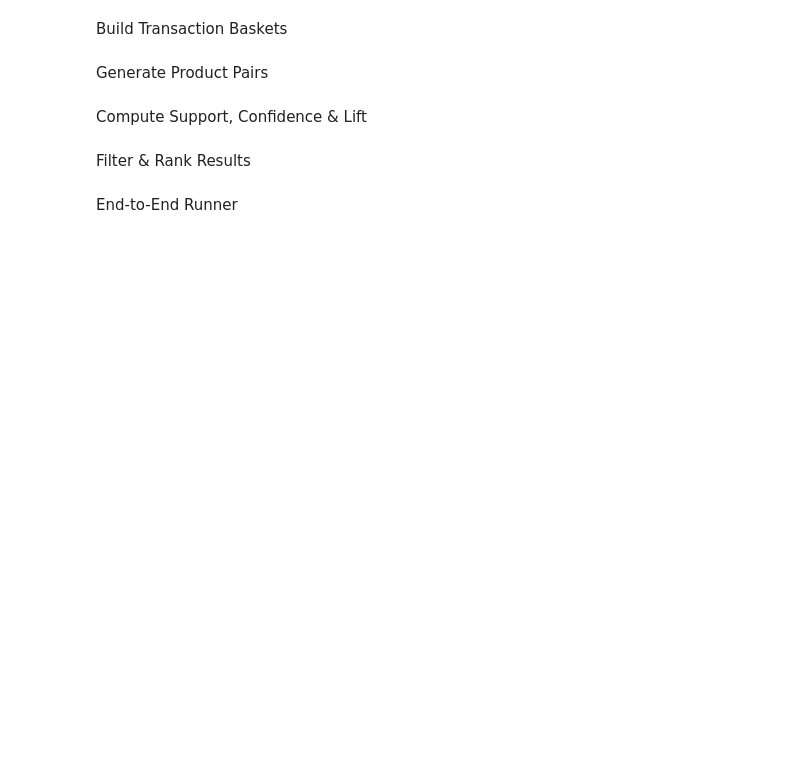
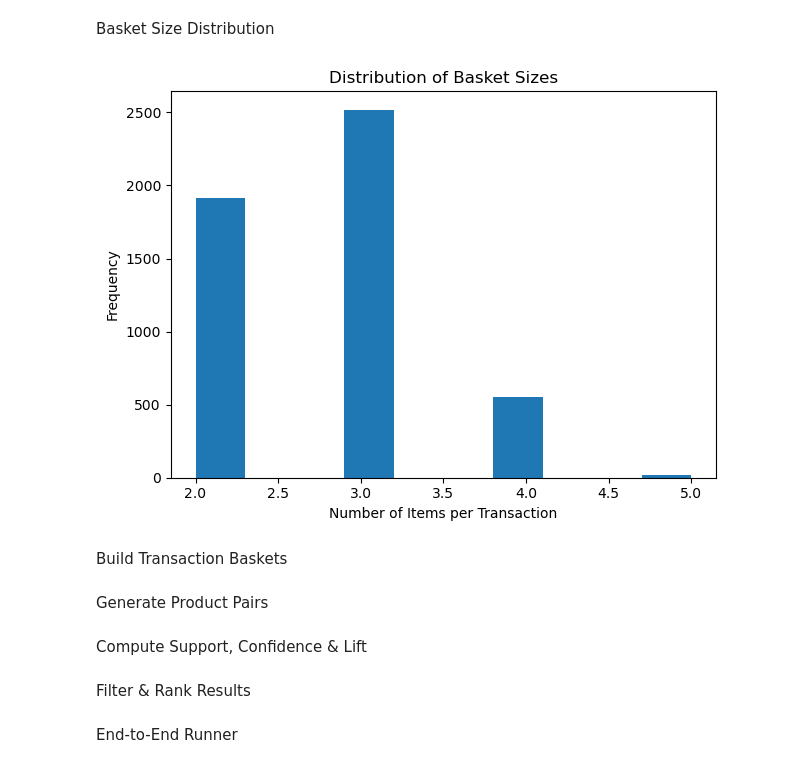
Before and after one commit to ModassirIslam106/Real-Time-Shopping-Basket-Affinity-Analyzer, a Jupyter notebook: model.ipynb, the cells around one changed output. Drawn from its saved outputs; the diff is of its cells as text; code cells hidden in the pictures; blank space fills up the shorter version.

```diff
--- a/model.ipynb
+++ b/model.ipynb
@@ -14,3 +102,17 @@ def load_data(base_path):
+# %% [markdown]
+Basket Size Distribution
+# %%
+basket_sizes = line_items.groupby("transaction_id").size()
+
+plt.figure()
+basket_sizes.plot(kind="hist", bins=10)
+plt.title("Distribution of Basket Sizes")
+plt.xlabel("Number of Items per Transaction")
+plt.ylabel("Frequency")
+plt.tight_layout()
+plt.show()
+# %% [output]
+[figure, added]
 # %% [markdown]
 Build Transaction Baskets
 # %%
```
Also changed, not shown: parts of 16 cells of this notebook.
